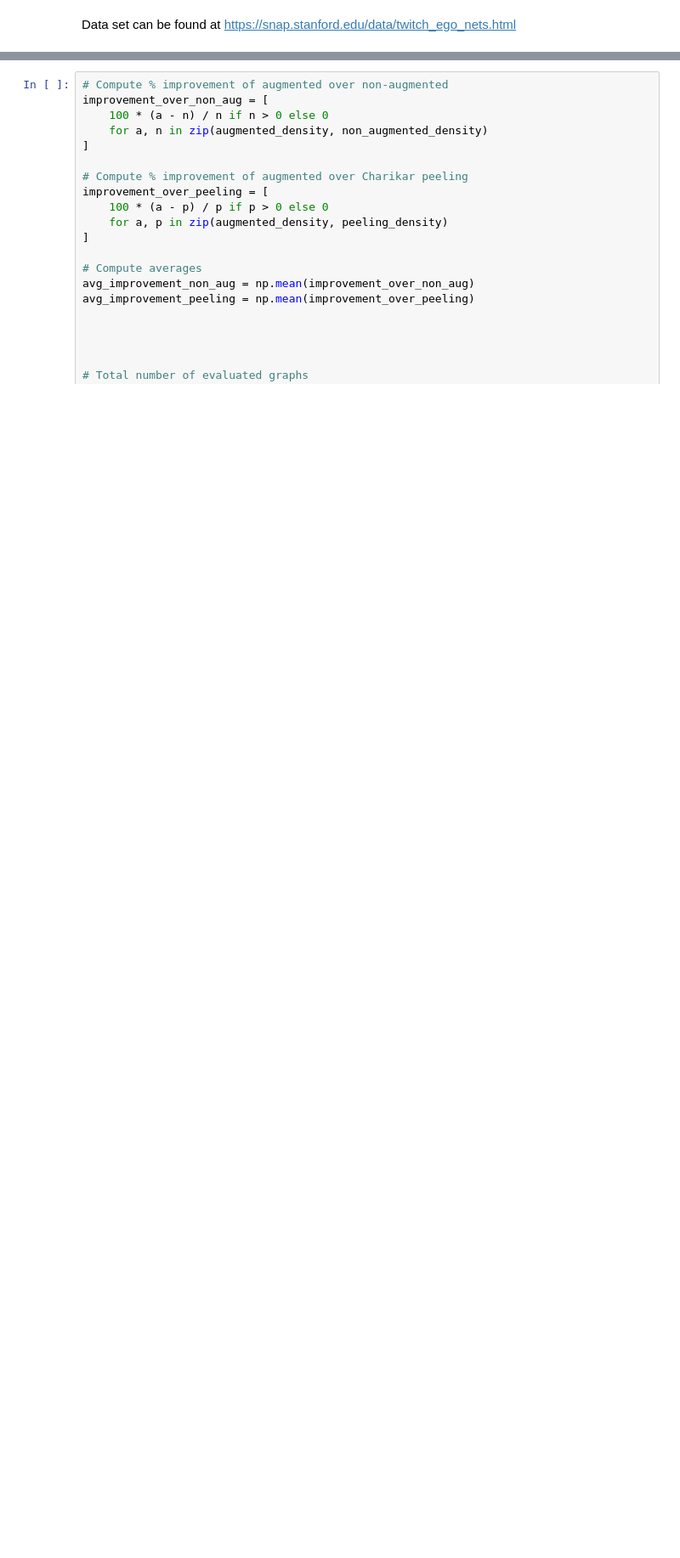
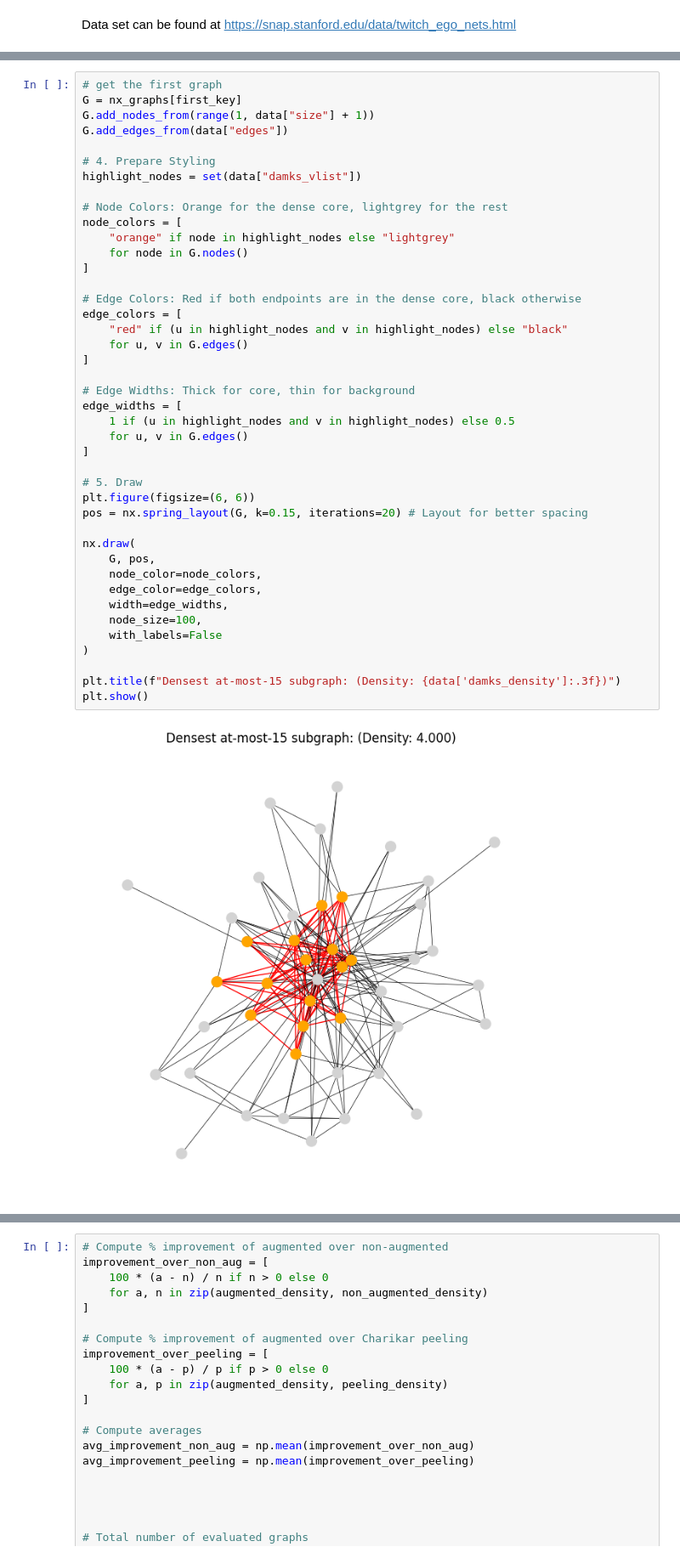
Before and after one commit to hoavu-cs/LearningAugmentedDensestSubgraph, a Jupyter notebook: augmented-damks.ipynb, the cells around one changed output, grey strips where cells are left out. Shown at 85% size. Saved outputs shown, nothing was run; the diff lists cells and outputs as text; blank space fills up the shorter version.

```diff
--- a/augmented-damks.ipynb
+++ b/augmented-damks.ipynb
@@ -81,0 +62,44 @@ plt.show()
+# %%
+# get the first graph
+G = nx_graphs[first_key]
+G.add_nodes_from(range(1, data["size"] + 1))
+G.add_edges_from(data["edges"])
+
+# 4. Prepare Styling
+highlight_nodes = set(data["damks_vlist"])
+
+# Node Colors: Orange for the dense core, lightgrey for the rest
+node_colors = [
+    "orange" if node in highlight_nodes else "lightgrey"
+    for node in G.nodes()
+]
+
+# Edge Colors: Red if both endpoints are in the dense core, black otherwise
+edge_colors = [
+    "red" if (u in highlight_nodes and v in highlight_nodes) else "black"
+    for u, v in G.edges()
+]
+
+# Edge Widths: Thick for core, thin for background
+edge_widths = [
+    1 if (u in highlight_nodes and v in highlight_nodes) else 0.5
+    for u, v in G.edges()
+]
+
+# 5. Draw
+plt.figure(figsize=(6, 6))
+pos = nx.spring_layout(G, k=0.15, iterations=20) # Layout for better spacing
+
+nx.draw(
+    G, pos,
+    node_color=node_colors,
+    edge_color=edge_colors,
+    width=edge_widths,
+    node_size=100,
+    with_labels=False
+)
+
+plt.title(f"Densest at-most-15 subgraph: (Density: {data['damks_density']:.3f})")
+plt.show()
+# %% [output]
+[figure, added]
```
Also changed, not shown: parts of 12 cells of this notebook.
